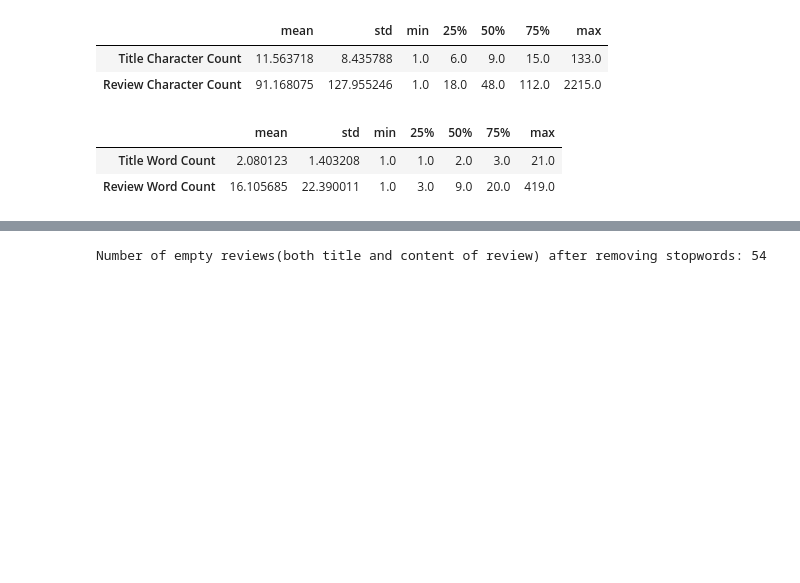
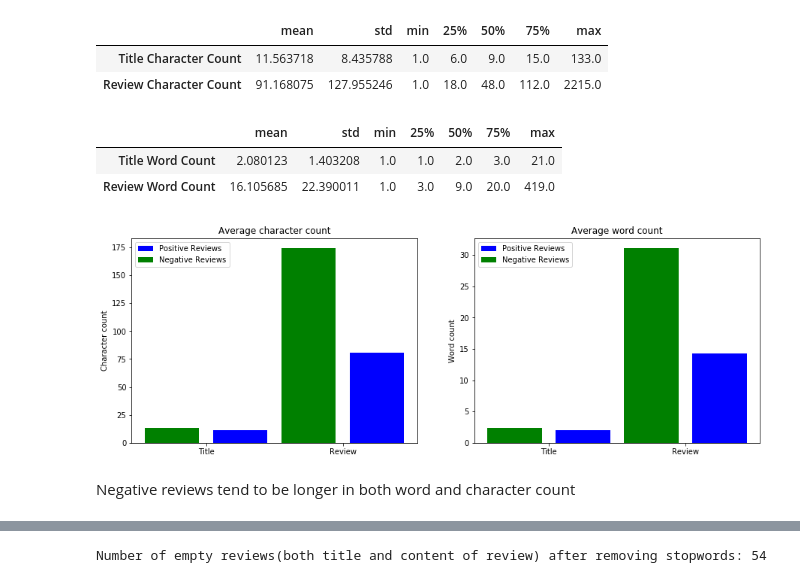
Before and after one commit to stevanmatovic/serbian-sentiment-analysis, a Jupyter notebook: donesi.ipynb, the cells around one changed output, grey strips where cells are left out. Drawn from its saved outputs; the diff is of its cells as text; code cells hidden in the pictures; blank space fills up the shorter version.

Commit message:
final datasets created, wordclouds, more plots

```diff
--- a/donesi.ipynb
+++ b/donesi.ipynb
@@ -73,3 +74,28 @@ data[['Title Word Count','Review Word Count']].describe().transpose().drop('coun
 |  | mean | std | min | 25% | 50% | 75% | max |
 | Title Word Count | 2.080123 | 1.403208 | 1.0 | 1.0 | 2.0 | 3.0 | 21.0 |
 | Review Word Count | 16.105685 | 22.390011 | 1.0 | 3.0 | 9.0 | 20.0 | 419.0 |
+# %%
+plt.figure(figsize=(15,5))
+plt.subplot(121)
+pos = [data[data['Label'] == 1]['Title Character Count'].mean(),data[data['Label'] == 1]['Review Character Count'].mean()]
+neg = [data[data['Label'] == 0]['Title Character Count'].mean(),data[data['Label'] == 0]['Review Character Count'].mean()]
+plt.bar([1,3], pos, color = 'b', label='Positive Reviews')
+plt.bar([0,2], neg, color = 'g', label='Negative Reviews')
+plt.xticks([0.5,2.5],['Title','Review'])
+plt.title('Average character count')
+plt.ylabel('Character count')
+plt.legend()
+plt.subplot(122)
+pos = [data[data['Label'] == 1]['Title Word Count'].mean(),data[data['Label'] == 1]['Review Word Count'].mean()]
+neg = [data[data['Label'] == 0]['Title Word Count'].mean(),data[data['Label'] == 0]['Review Word Count'].mean()]
+plt.bar([1,3], pos, color = 'b', label='Positive Reviews')
+plt.bar([0,2], neg, color = 'g', label='Negative Reviews')
+plt.xticks([0.5,2.5],['Title','Review'])
+plt.title('Average word count')
+plt.ylabel('Word count')
+plt.legend()
+plt.show()
+# %% [output]
+[figure, added]
+# %% [markdown]
+Negative reviews tend to be longer in both word and character count
```
Also changed, not shown: parts of 13 cells of this notebook, 2 other files.
